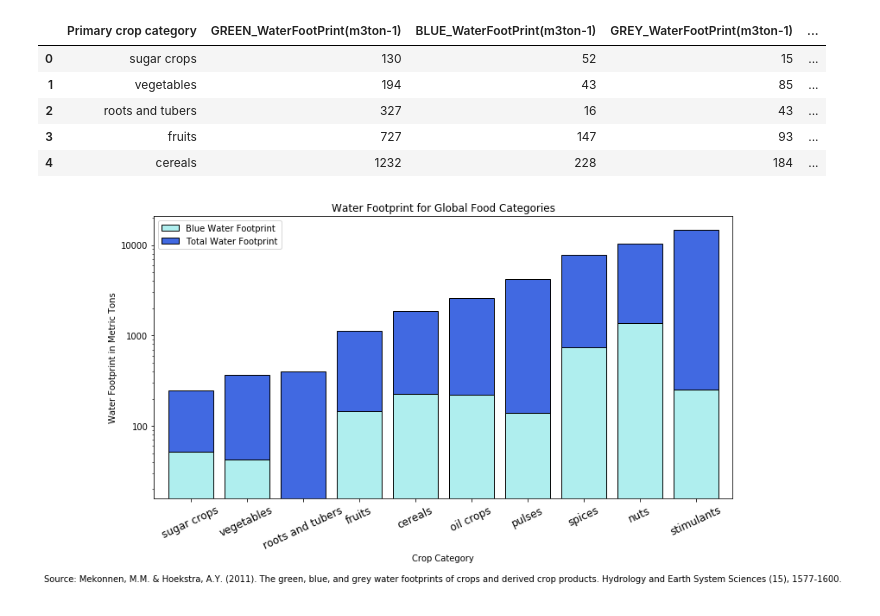
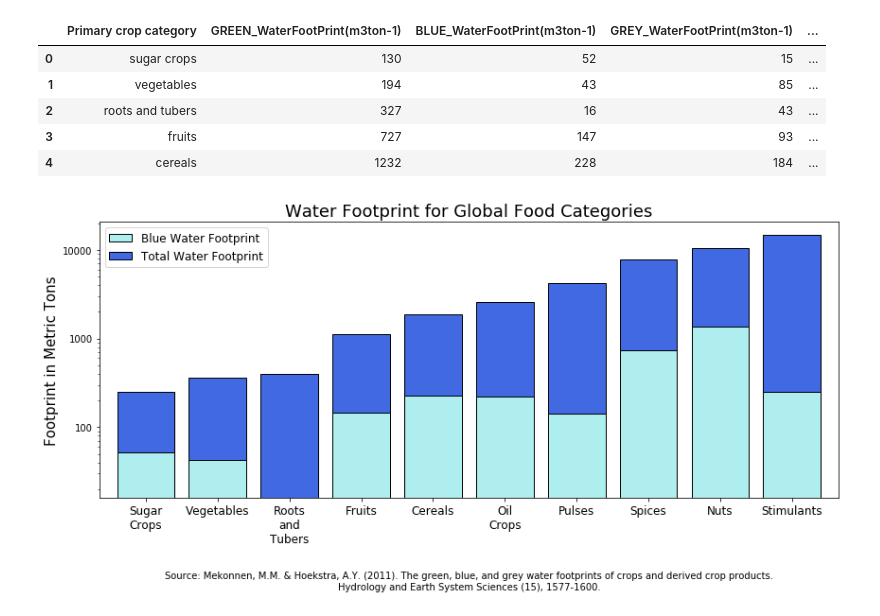
Before and after one commit to ashleylizg/foodpact, a Jupyter notebook: ipynb/water_footprint_crop_cats.ipynb, the cells around one changed output. Cells and saved outputs as stored; diff of their text form; code cells hidden in the pictures.

```diff
--- a/ipynb/water_footprint_crop_cats.ipynb
+++ b/ipynb/water_footprint_crop_cats.ipynb
@@ -4,7 +4,7 @@ import matplotlib.pyplot as plt
 import pandas as pd
 from matplotlib.ticker import ScalarFormatter
 # %%
-food_water_use = pd.read_csv('C:/Users/Ashley/workspace/foodpact/food_water_use_cats_fao.csv')
+food_water_use = pd.read_csv('C:/Users/Ashley/workspace/foodpact2/food_water_use_cats_fao.csv')
 # %%
 food_water_use.head()
 # %% [output]
@@ -23,17 +23,20 @@ food_water_use.rename(columns={'Primary crop category':'Crop Category',
                       inplace=True)
 # %%
 df = pd.DataFrame(food_water_use, columns=['Blue Water Footprint', 'Total Water Footprint'])
+labels = ['Sugar\nCrops', 'Vegetables', 'Roots\nand\nTubers', 'Fruits', 'Cereals', 'Oil\nCrops', 'Pulses', 'Spices', 'Nuts', 'Stimulants']
+
 df.plot(kind='bar', stacked='TRUE', figsize=(12,6), color = ('paleturquoise', 'royalblue'), ec='black', width = 0.8)
 ax = plt.subplot()
-ax.set_xticklabels(food_water_use['Crop Category'], rotation=25, fontsize=12)
+ax.set_xticklabels(labels, rotation=0, fontsize=12, wrap=True)
 plt.yscale('log')
 for axis in [ax.yaxis]:
     axis.set_major_formatter(ScalarFormatter())
-plt.xlabel('Crop Category\n\nSource: Mekonnen, M.M. & Hoekstra, A.Y. (2011). The green, blue, and grey water footprints of crops and derived crop products. Hydrology and Earth System Sciences (15), 1577-1600.')
-plt.ylabel('Water Footprint in Metric Tons')
-plt.title('Water Footprint for Global Food Categories')
-plt.legend(loc = 'upper left')
-##plt.savefig('title.png')
+plt.xlabel('\n\nSource: Mekonnen, M.M. & Hoekstra, A.Y. (2011). The green, blue, and grey water footprints of crops and derived crop products.\nHydrology and Earth System Sciences (15), 1577-1600.', fontsize=10)
+plt.ylabel('Footprint in Metric Tons', fontsize=15)
+plt.title('Water Footprint for Global Food Categories', fontsize=18)
+plt.legend(loc = 'upper left', fontsize=12)
+plt.tight_layout()
+plt.savefig('water_footprints.svg')
 plt.show()
 # %% [output]
-[figure, old version]
+[figure, new version]
```
Also changed, not shown: 7 other files.
